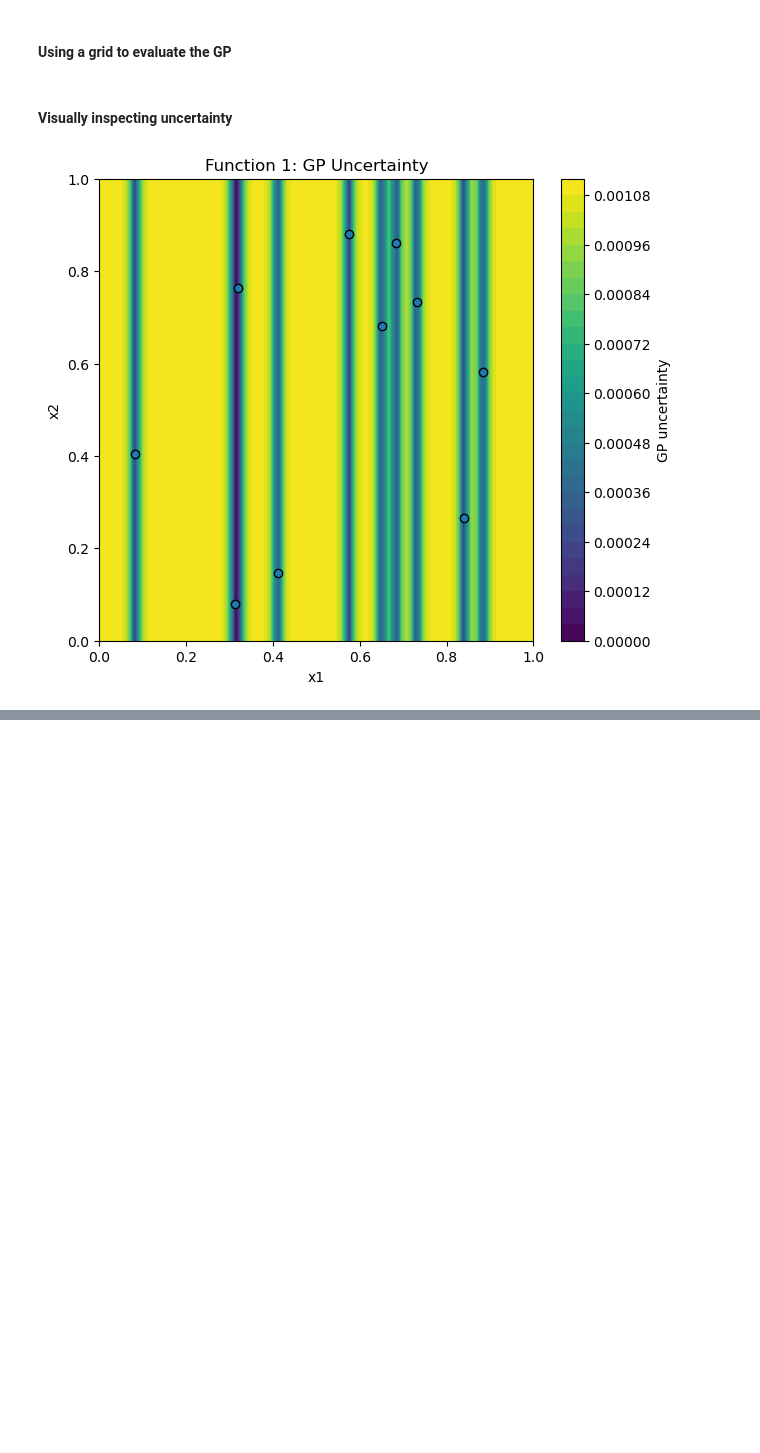
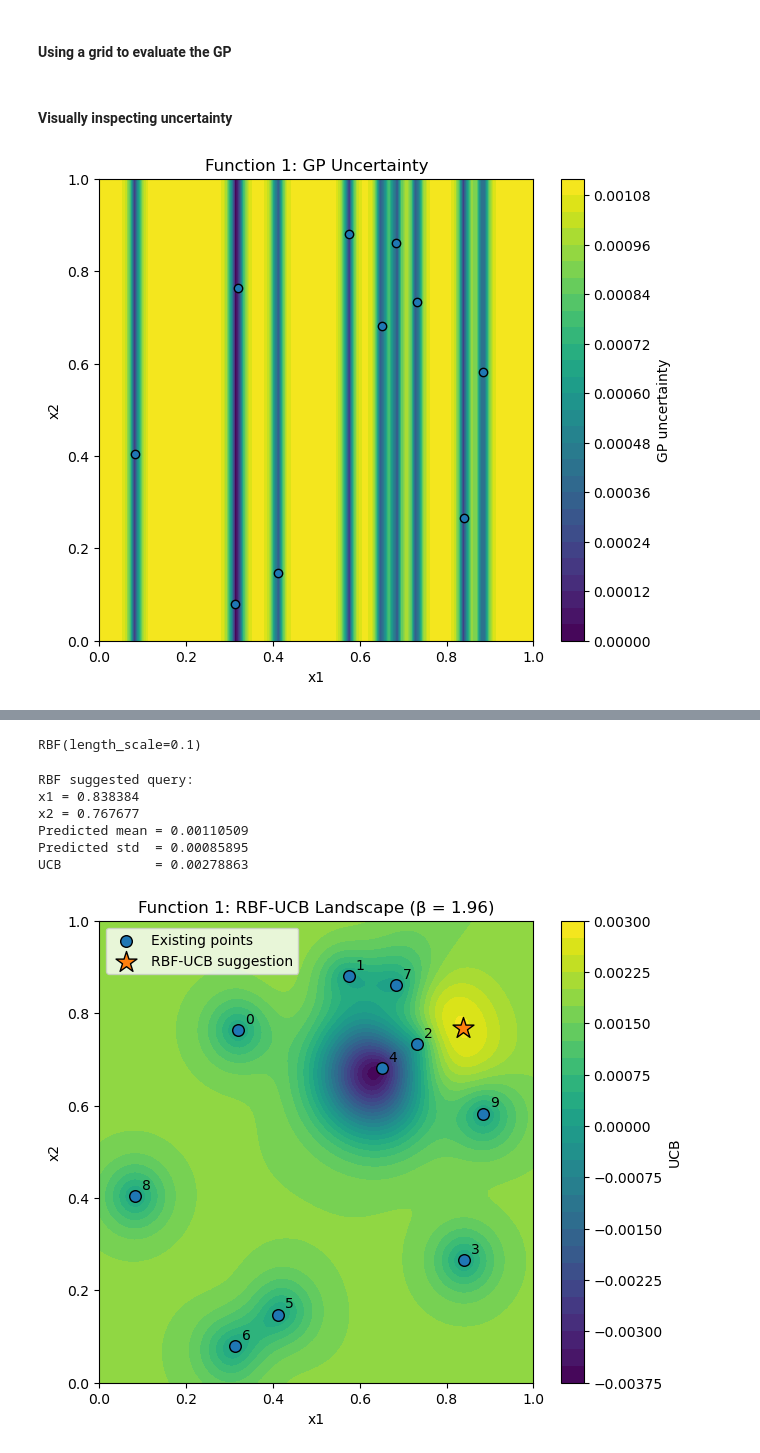
Before and after one commit to mkamar17/bbocapstone, a Jupyter notebook: project/stage-two/initial_data/function_1/function_1_analysis.ipynb, the cells around one changed output, grey strips where cells are left out. Drawn from its saved outputs; the diff is of its cells as text; code cells hidden in the pictures; blank space fills up the shorter version.

```diff
--- a/project/stage-two/initial_data/function_1/function_1_analysis.ipynb
+++ b/project/stage-two/initial_data/function_1/function_1_analysis.ipynb
@@ -144,0 +262,78 @@ plt.show()
+# %%
+print(gp_rbf.kernel_)
+# %% [output]
+RBF(length_scale=0.1)
+# %%
+mean_rbf, std_rbf = gp_rbf.predict(
+    grid_points,
+    return_std=True
+)
+# %%
+beta = 1.96
+
+ucb_rbf = mean_rbf + beta * std_rbf
+
+best_index_rbf = np.argmax(ucb_rbf)
+suggested_point_rbf = grid_points[best_index_rbf]
+
+print("RBF suggested query:")
+print(f"x1 = {suggested_point_rbf[0]:.6f}")
+print(f"x2 = {suggested_point_rbf[1]:.6f}")
+print(f"Predicted mean = {mean_rbf[best_index_rbf]:.8f}")
+print(f"Predicted std  = {std_rbf[best_index_rbf]:.8f}")
+print(f"UCB            = {ucb_rbf[best_index_rbf]:.8f}")
+# %% [output]
+RBF suggested query:
+x1 = 0.838384
+x2 = 0.767677
+Predicted mean = 0.00110509
+Predicted std  = 0.00085895
+UCB            = 0.00278863
+# %%
+plt.figure(figsize=(7, 6))
+
+plt.contourf(
+    xx1,
+    xx2,
+    ucb_rbf.reshape(xx1.shape),
+    levels=30
+)
+
+plt.colorbar(label="UCB")
+
+# Existing observations
+plt.scatter(
+    df["x1"],
+    df["x2"],
+    edgecolor="black",
+    s=70,
+    label="Existing points"
+)
+
+# RBF recommendation
+plt.scatter(
+    suggested_point_rbf[0],
+    suggested_point_rbf[1],
+    marker="*",
+    s=250,
+    edgecolor="black",
+    label="RBF-UCB suggestion"
+)
+
+for i, row in df.iterrows():
+    plt.annotate(
+        str(i),
+        (row["x1"], row["x2"]),
+        xytext=(5, 5),
+        textcoords="offset points"
+    )
+
+plt.xlabel("x1")
+plt.ylabel("x2")
+plt.xlim(0, 1)
+plt.ylim(0, 1)
+plt.title("Function 1: RBF-UCB Landscape (β = 1.96)")
+plt.legend()
+plt.show()
+# %% [output]
+[figure, added]
```
Also changed, not shown: parts of 26 cells of this notebook.
